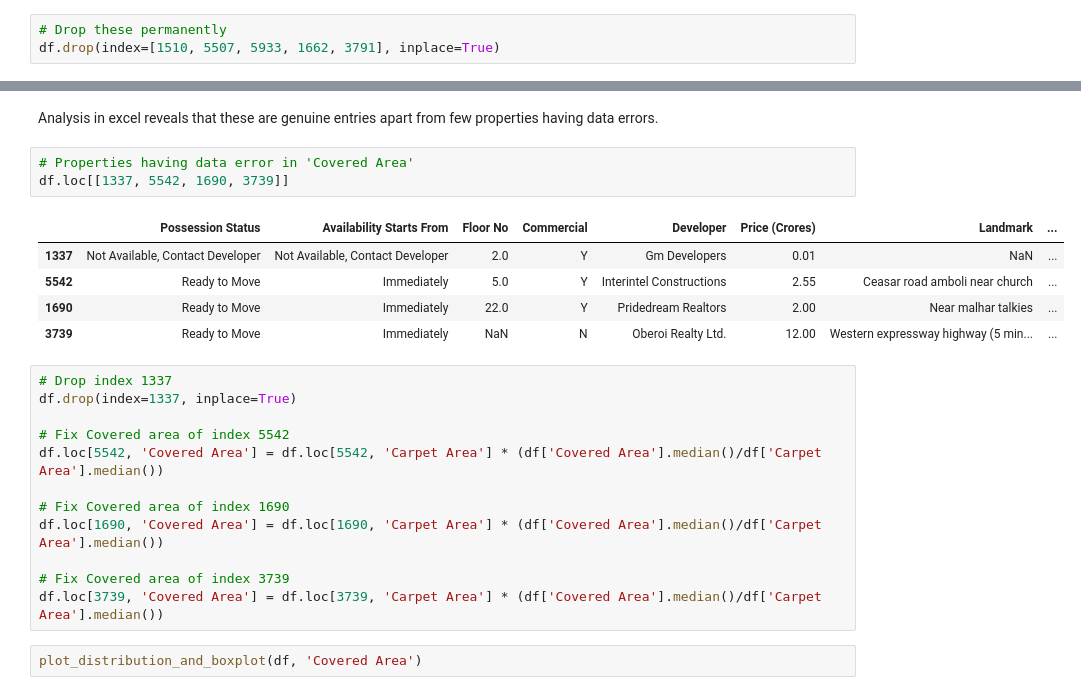
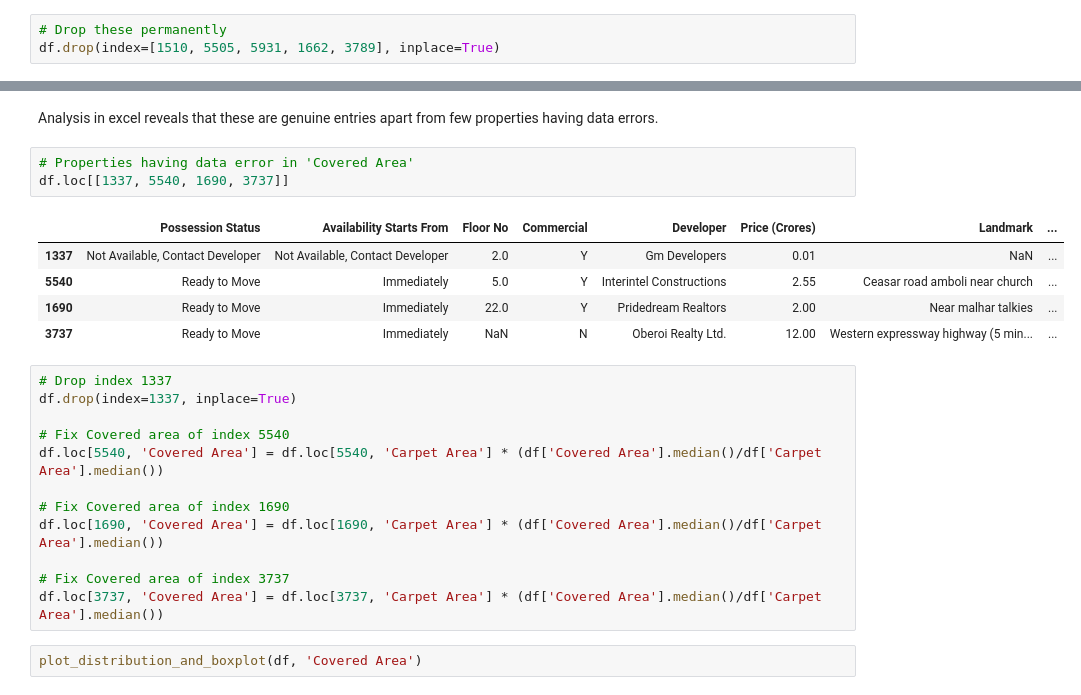
Before and after one commit to shubh-ds/project, a Jupyter notebook: Backend/3- Outlier_Detection_and_Treatment.ipynb, the cells around one changed output, grey strips where cells are left out. Drawn from its saved outputs; the diff is of its cells as text.

Commit message:
Added Missing_Value_Imputation.ipynb and updated all ipynb files with latest changes regarding Broader_Area.

```diff
--- a/Backend/3- Outlier_Detection_and_Treatment.ipynb
+++ b/Backend/3- Outlier_Detection_and_Treatment.ipynb
@@ -167,6 +169,6 @@ df.loc[[1510, 5507, 5933, 1662, 3791]]
 # %%
 # Drop these permanently
-df.drop(index=[1510, 5507, 5933, 1662, 3791], inplace=True)
+df.drop(index=[1510, 5505, 5931, 1662, 3789], inplace=True)
 # %%
 # Plot distribution and Box plot for price
 plot_distribution_and_boxplot(df, 'Price (Crores)')
@@ -307,25 +309,25 @@ outliers_Covered_Area_df.to_excel('Output Files\\outliers_Covered_Area.xlsx')
 Analysis in excel reveals that these are genuine entries apart from few properties having data errors.
 # %%
 # Properties having data error in 'Covered Area'
-df.loc[[1337, 5542, 1690, 3739]]
+df.loc[[1337, 5540, 1690, 3737]]
 # %% [output]
 |  | Possession Status | Availability Starts From | Floor No | Commercial | Developer | Price (Crores) | Landmark | ... |
 | 1337 | Not Available, Contact Developer | Not Available, Contact Developer | 2.0 | Y | Gm Developers | 0.01 | NaN | ... |
-| 5542 | Ready to Move | Immediately | 5.0 | Y | Interintel Constructions | 2.55 | Ceasar road amboli near church | ... |
+| 5540 | Ready to Move | Immediately | 5.0 | Y | Interintel Constructions | 2.55 | Ceasar road amboli near church | ... |
 | 1690 | Ready to Move | Immediately | 22.0 | Y | Pridedream Realtors | 2.00 | Near malhar talkies | ... |
-| 3739 | Ready to Move | Immediately | NaN | N | Oberoi Realty Ltd. | 12.00 | Western expressway highway (5 min... | ... |
+| 3737 | Ready to Move | Immediately | NaN | N | Oberoi Realty Ltd. | 12.00 | Western expressway highway (5 min... | ... |
 # %%
 # Drop index 1337
 df.drop(index=1337, inplace=True)
 
-# Fix Covered area of index 5542
-df.loc[5542, 'Covered Area'] = df.loc[5542, 'Carpet Area'] * (df['Covered Area'].median()/df['Carpet Area'].median())
+# Fix Covered area of index 5540
+df.loc[5540, 'Covered Area'] = df.loc[5540, 'Carpet Area'] * (df['Covered Area'].median()/df['Carpet Area'].median())
 
 # Fix Covered area of index 1690
 df.loc[1690, 'Covered Area'] = df.loc[1690, 'Carpet Area'] * (df['Covered Area'].median()/df['Carpet Area'].median())
 
-# Fix Covered area of index 3739
-df.loc[3739, 'Covered Area'] = df.loc[3739, 'Carpet Area'] * (df['Covered Area'].median()/df['Carpet Area'].median())
+# Fix Covered area of index 3737
+df.loc[3737, 'Covered Area'] = df.loc[3737, 'Carpet Area'] * (df['Covered Area'].median()/df['Carpet Area'].median())
 # %%
 plot_distribution_and_boxplot(df, 'Covered Area')
 # %% [output]
```
Also changed, not shown: parts of 25 cells of this notebook, 11 other files.
